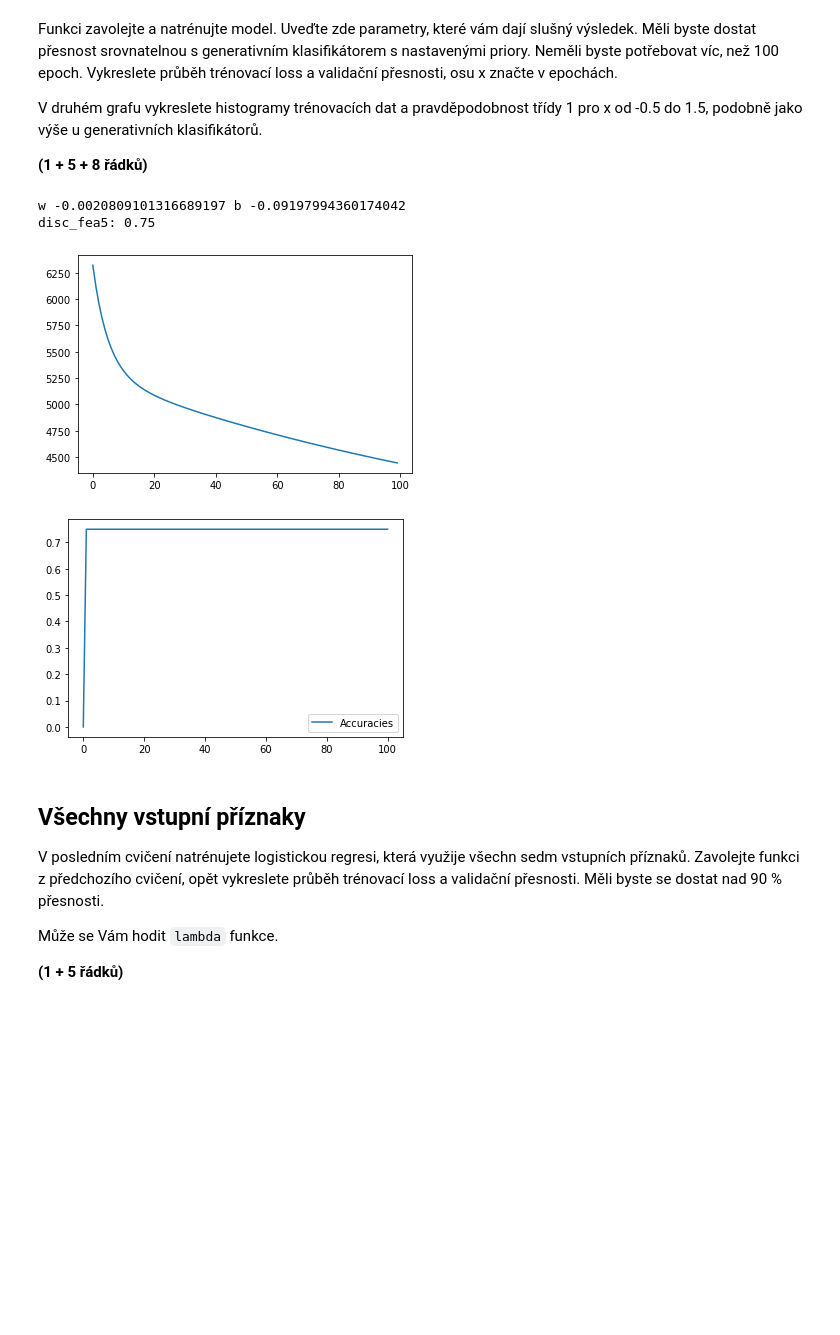
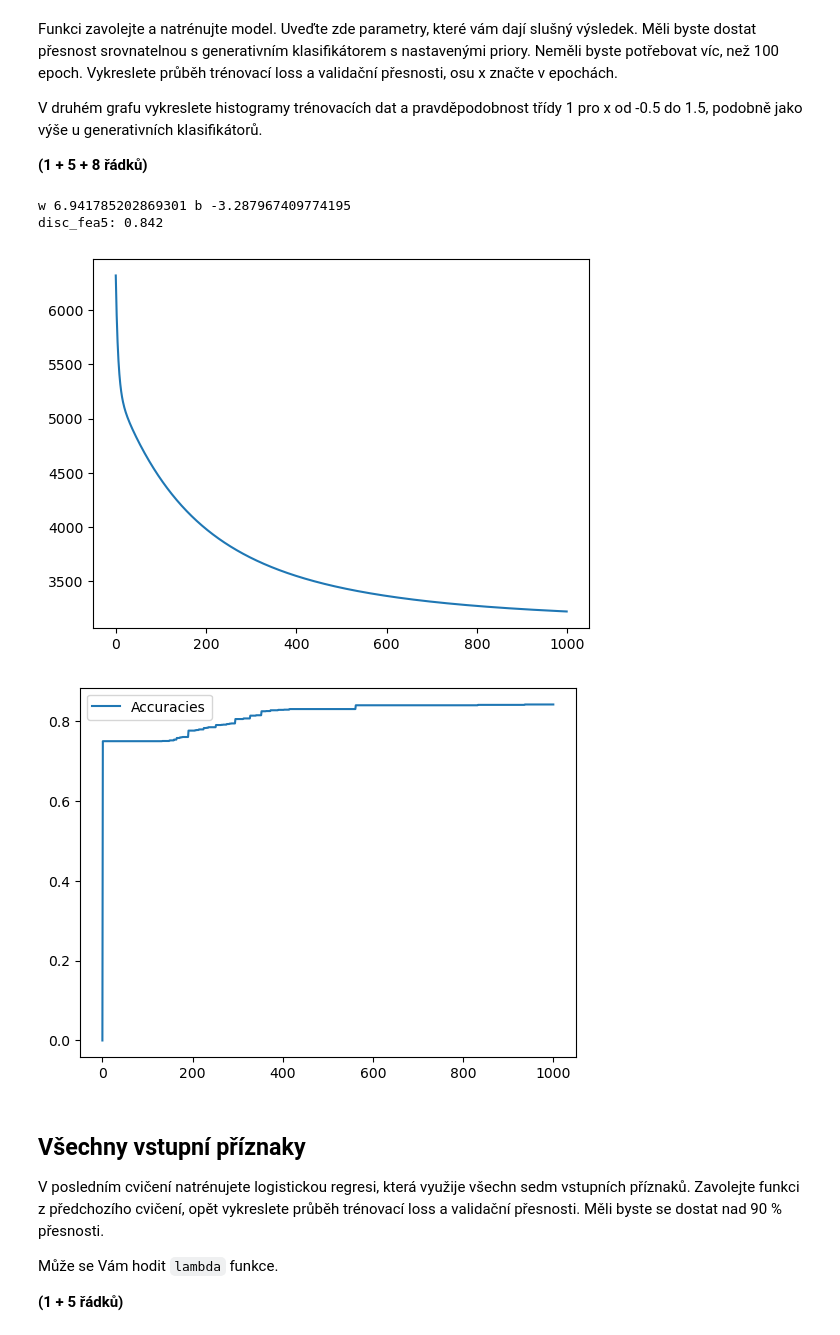
Before and after one commit to arconatt/SUI-machine_learning, a Jupyter notebook: zadani.ipynb, the cells around one changed output. Cells and saved outputs as stored; diff of their text form; code cells hidden in the pictures; blank space fills up the shorter version.

```diff
--- a/zadani.ipynb
+++ b/zadani.ipynb
@@ -268,9 +268,9 @@ def train_logistic_regression(nb_epochs, lr, in_dim, fea_preprocessor):
 
     best_acc = evaluate(best_model, fea_preprocessor(val_dataset.xs), val_dataset.targets)
     accuracies.append(best_acc)
-    lr = lr/len(train_t)
+    lr = lr/len(train_t) #TODO: should be train_X ??
 
-    for i in range(nb_epochs):
+    for _ in range(nb_epochs):
         sigmoid = model.prob_class_1(train_X)
         # logistic sigmoid weight input
         model.w = model.w - lr * (sigmoid - train_t)@(train_X)
@@ -295,28 +295,28 @@ V druhém grafu vykreslete histogramy trénovacích dat a pravděpodobnost tří
 
 **(1 + 5 + 8 řádků)**
 # %%
-disc_fea5, losses, accuracies = train_logistic_regression(100, 1*np.exp(-1), 1, FeatureCutter(5))
+disc_fea5, losses, accuracies = train_logistic_regression(1000, 1*np.exp(-1), 1, FeatureCutter(5))
 
 plt.plot(losses, label='Losses')
 plt.figure()
 plt.plot(accuracies, label='Accuracies')
 plt.legend()
 print('w', disc_fea5.w.item(), 'b', disc_fea5.b.item())
 
 # plt.figure()
 # x_size = np.linspace(-0.5, 1.5, 1000)
 # x_size = x_size[:, np.newaxis]
 # plt.plot(x_size, disc_fea5.prob_class_1(x_size), label='Positive, model')
 # plt.hist(train_dataset.pos[:, FOI], histtype='step', label='Positive train data', density=True)
 # plt.hist(train_dataset.neg[:, FOI], histtype='step', label='Negative train data', density=True)
 # plt.legend()
 
 print('disc_fea5:', evaluate(disc_fea5, val_dataset.xs[:, FOI][:, np.newaxis], val_dataset.targets))
 # %% [output]
-w -0.0020809101316689197 b -0.09197994360174042
-disc_fea5: 0.75
+w 6.941785202869301 b -3.287967409774195
+disc_fea5: 0.842
-[figure, old version]
+[figure, new version]
-[figure, old version]
+[figure, new version]
 # %% [markdown]
 ## Všechny vstupní příznaky
 V posledním cvičení natrénujete logistickou regresi, která využije všechn sedm vstupních příznaků.
```
Also changed, not shown: parts of 7 cells of this notebook.
